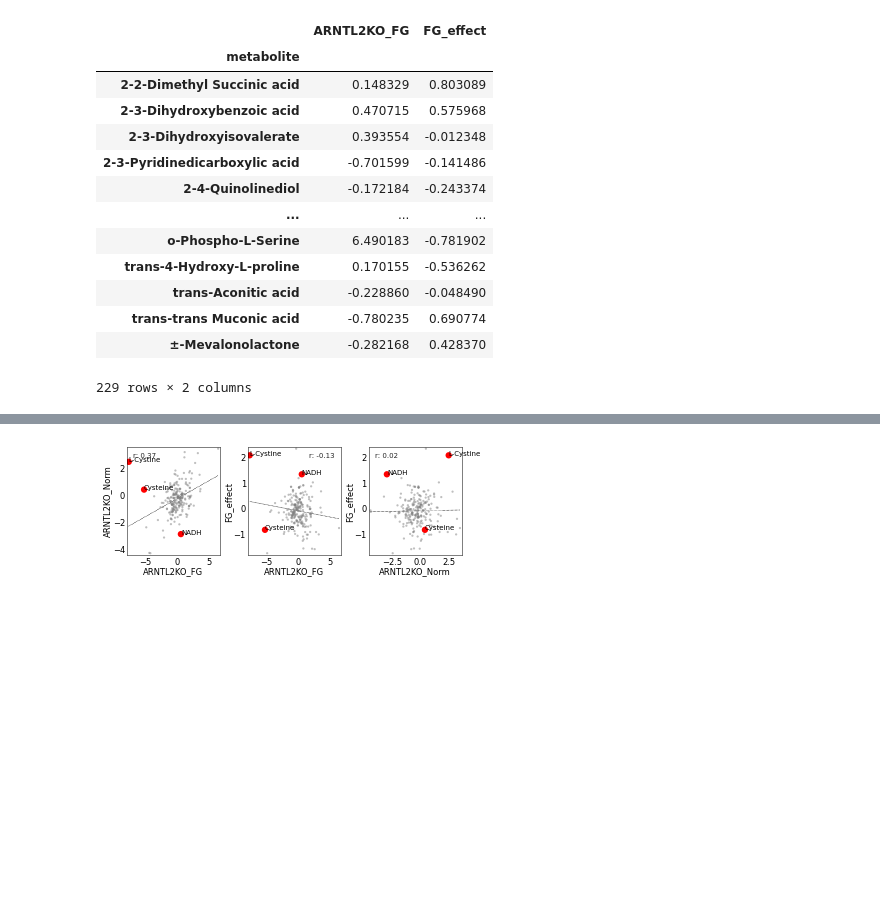
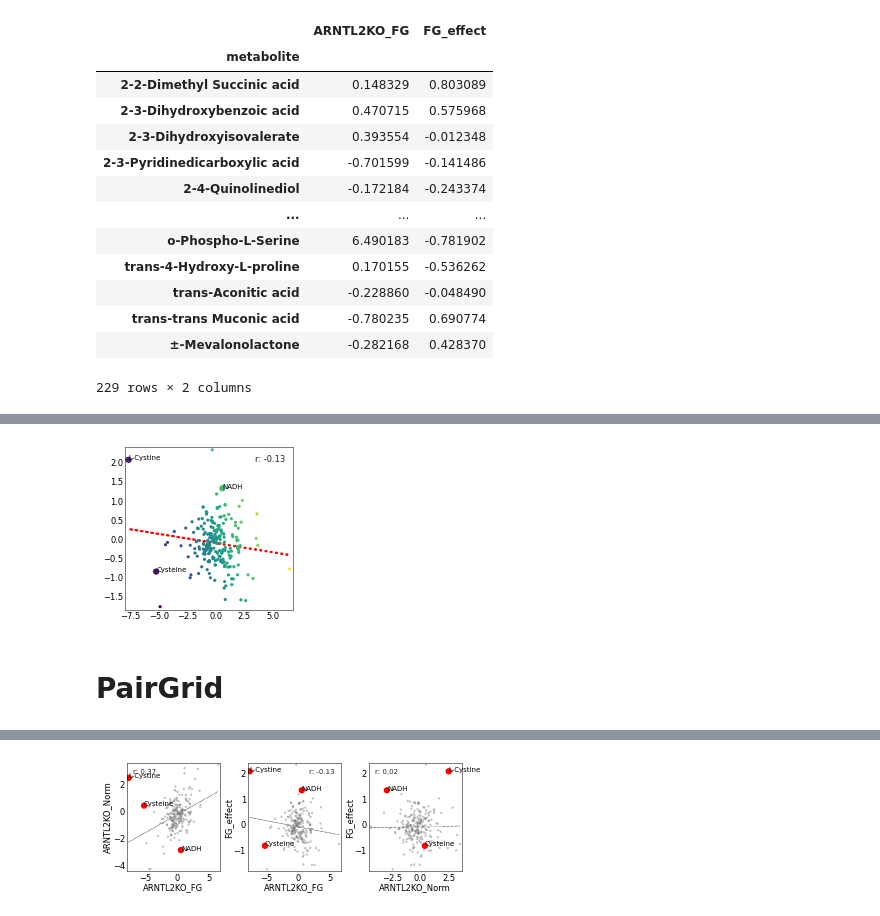
Before and after one commit to fossbert/Python_Packages, a Jupyter notebook: Dev_cbviz.ipynb, the cells around one changed output, grey strips where cells are left out. Saved outputs shown, nothing was run; the diff lists cells and outputs as text; code cells hidden in the pictures; blank space fills up the shorter version.

```diff
--- a/Dev_cbviz.ipynb
+++ b/Dev_cbviz.ipynb
@@ -134,0 +178,16 @@ TypeError: 'list' object is not callable
+# %%
+cond = df.index.isin(metabolites)
+xv = XYview(df, highlight=metabolites, pearson_label_kw={'fontsize':'small'}, s=np.where(cond, 40, 10), c=df.mean(1).values, alpha=1)
+# %%
+plt.style.use('cviz')
+fig, ax = plt.subplots(figsize=(3,3))
+
+ax.scatter(xv.x, xv.y, **xv.scatter_kw)
+ax.add_artist(xv.get_reg_line(line_kw={'c':'r', 'lw':2}))
+ax.legend(*xv.get_pearson_label(), **xv.pearson_label_props)
+txts = [ax.text(*txt, fontsize='x-small') for txt in xv.label_dots()]
+# adjust_text(txts)
+# %% [output]
+[figure, added]
+# %% [markdown]
+# PairGrid
```
Also changed, not shown: parts of 18 cells of this notebook, 4 other files.
